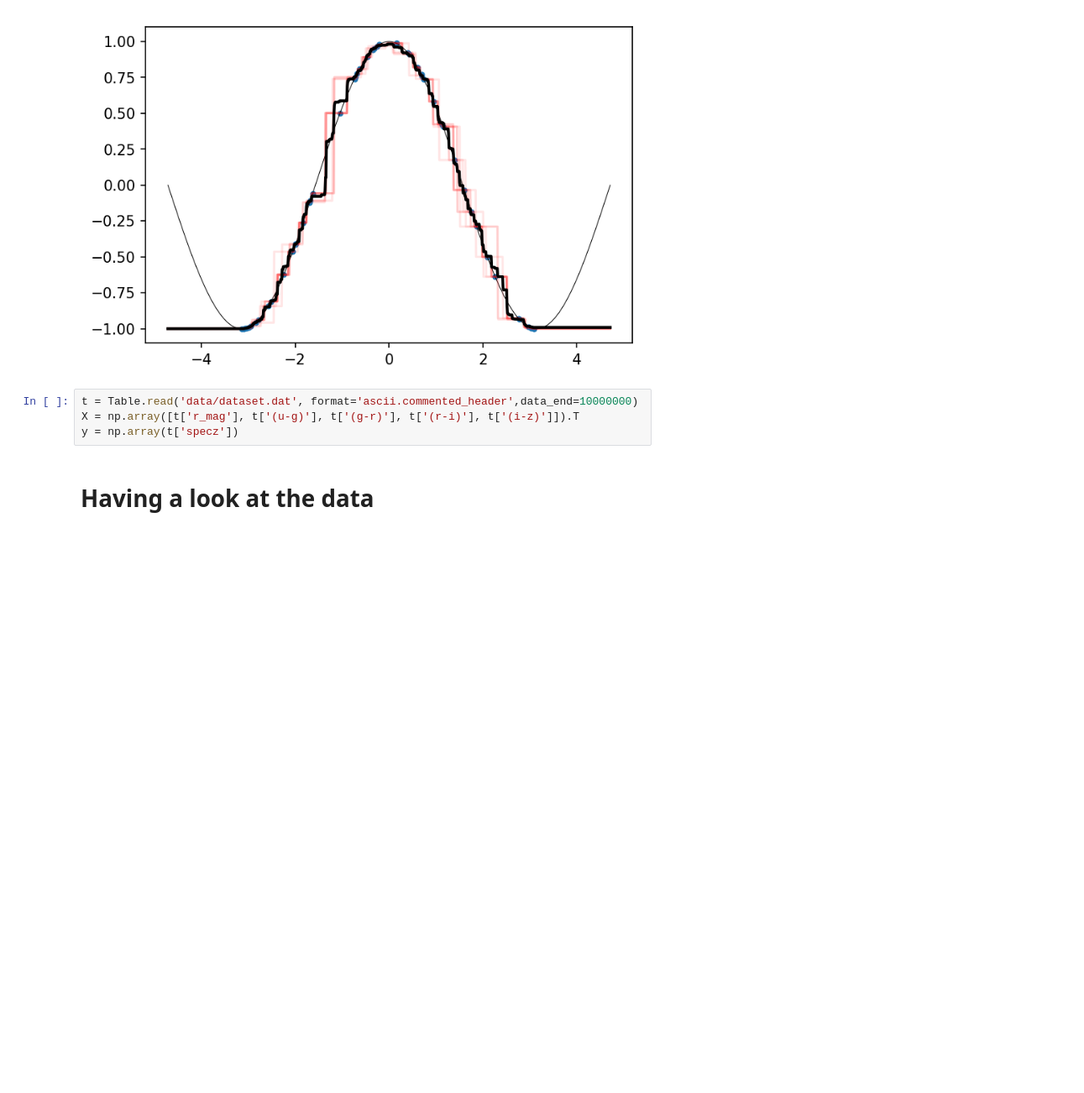
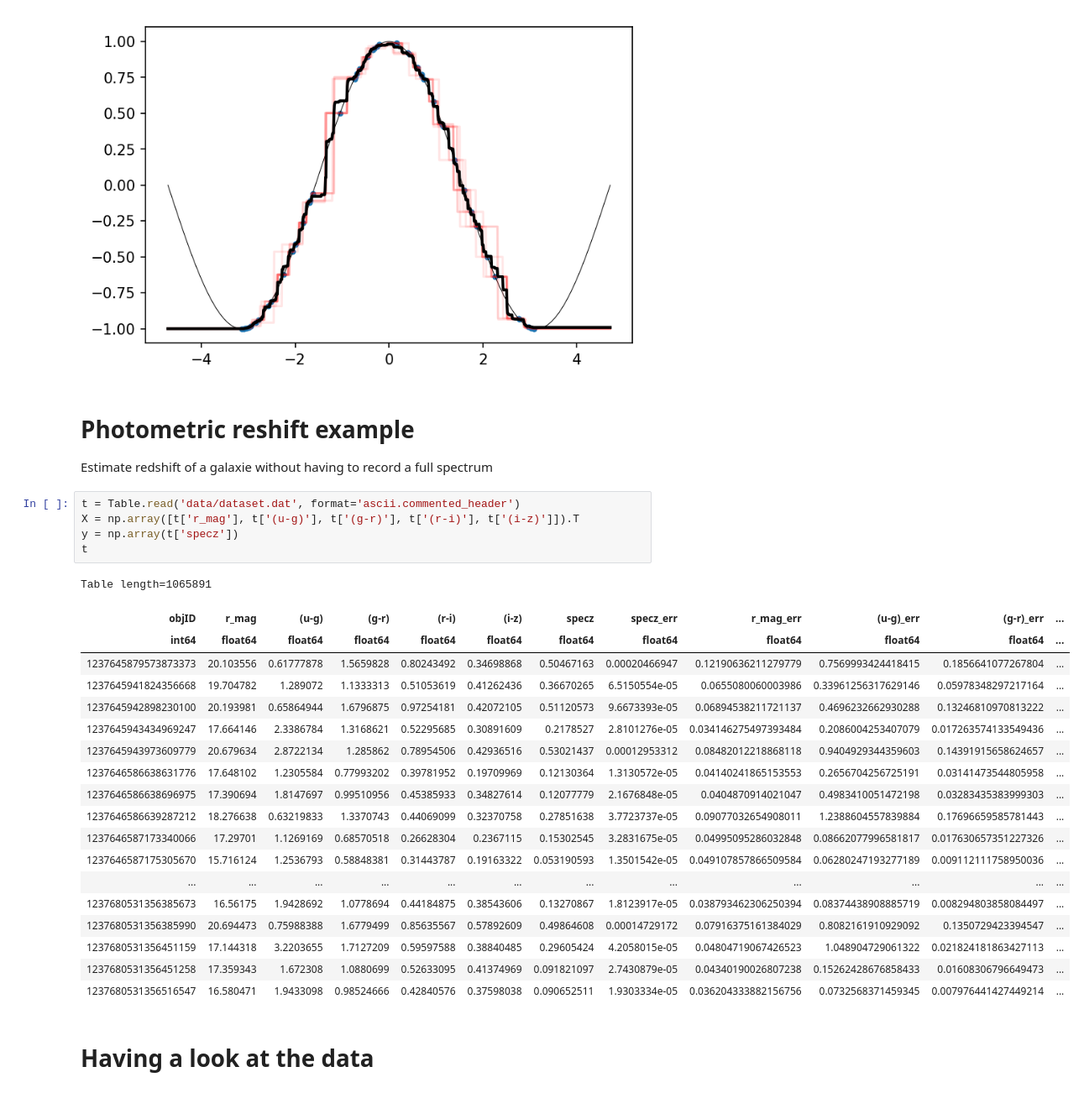
Before and after one commit to PierreGratier/AIISL, a Jupyter notebook: AIISL.ipynb, the cells around one changed output. Shown: that part at 84% size. Saved outputs shown, nothing was run; the diff lists cells and outputs as text; blank space fills up the shorter version.

```diff
--- a/AIISL.ipynb
+++ b/AIISL.ipynb
@@ -87,10 +87,35 @@ pl.show()
 CPU times: user 269 ms, sys: 88.6 ms, total: 357 ms
 Wall time: 393 ms
 [figure]
+# %% [markdown]
+# Photometric reshift example
+
+Estimate redshift of a galaxie without having to record a full spectrum
 # %%
-t = Table.read('data/dataset.dat', format='ascii.commented_header',data_end=10000000)
+t = Table.read('data/dataset.dat', format='ascii.commented_header')
 X = np.array([t['r_mag'], t['(u-g)'], t['(g-r)'], t['(r-i)'], t['(i-z)']]).T
 y = np.array(t['specz'])
+t
+# %% [output]
+Table length=1065891
+| objID | r_mag | (u-g) | (g-r) | (r-i) | (i-z) | specz | specz_err | r_mag_err | (u-g)_err | (g-r)_err | ... |
+| int64 | float64 | float64 | float64 | float64 | float64 | float64 | float64 | float64 | float64 | float64 | ... |
+| 1237645879573873373 | 20.103556 | 0.61777878 | 1.5659828 | 0.80243492 | 0.34698868 | 0.50467163 | 0.00020466947 | 0.12190636211279779 | 0.7569993424418415 | 0.1856641077267804 | ... |
+| 1237645941824356668 | 19.704782 | 1.289072 | 1.1333313 | 0.51053619 | 0.41262436 | 0.36670265 | 6.5150554e-05 | 0.0655080060003986 | 0.33961256317629146 | 0.05978348297217164 | ... |
+| 1237645942898230100 | 20.193981 | 0.65864944 | 1.6796875 | 0.97254181 | 0.42072105 | 0.51120573 | 9.6673393e-05 | 0.06894538211721137 | 0.4696232662930288 | 0.13246810970813222 | ... |
+| 1237645943434969247 | 17.664146 | 2.3386784 | 1.3168621 | 0.52295685 | 0.30891609 | 0.2178527 | 2.8101276e-05 | 0.034146275497393484 | 0.2086004253407079 | 0.017263574133549436 | ... |
+| 1237645943973609779 | 20.679634 | 2.8722134 | 1.285862 | 0.78954506 | 0.42936516 | 0.53021437 | 0.00012953312 | 0.08482012218868118 | 0.9404929344359603 | 0.14391915658624657 | ... |
+| 1237646586638631776 | 17.648102 | 1.2305584 | 0.77993202 | 0.39781952 | 0.19709969 | 0.12130364 | 1.3130572e-05 | 0.04140241865153553 | 0.2656704256725191 | 0.03141473544805958 | ... |
+| 1237646586638696975 | 17.390694 | 1.8147697 | 0.99510956 | 0.45385933 | 0.34827614 | 0.12077779 | 2.1676848e-05 | 0.0404870914021047 | 0.4983410051472198 | 0.03283435383999303 | ... |
+| 1237646586639287212 | 18.276638 | 0.63219833 | 1.3370743 | 0.44069099 | 0.32370758 | 0.27851638 | 3.7723737e-05 | 0.09077032654908011 | 1.2388604557839884 | 0.17696659585781443 | ... |
+| 1237646587173340066 | 17.29701 | 1.1269169 | 0.68570518 | 0.26628304 | 0.2367115 | 0.15302545 | 3.2831675e-05 | 0.04995095286032848 | 0.08662077996581817 | 0.017630657351227326 | ... |
+| 1237646587175305670 | 15.716124 | 1.2536793 | 0.58848381 | 0.31443787 | 0.19163322 | 0.053190593 | 1.3501542e-05 | 0.049107857866509584 | 0.06280247193277189 | 0.009112111758950036 | ... |
+| ... | ... | ... | ... | ... | ... | ... | ... | ... | ... | ... | ... |
+| 1237680531356385673 | 16.56175 | 1.9428692 | 1.0778694 | 0.44184875 | 0.38543606 | 0.13270867 | 1.8123917e-05 | 0.038793462306250394 | 0.08374438908885719 | 0.008294803858084497 | ... |
+| 1237680531356385990 | 20.694473 | 0.75988388 | 1.6779499 | 0.85635567 | 0.57892609 | 0.49864608 | 0.00014729172 | 0.07916375161384029 | 0.8082161910929092 | 0.1350729423394547 | ... |
+| 1237680531356451159 | 17.144318 | 3.2203655 | 1.7127209 | 0.59597588 | 0.38840485 | 0.29605424 | 4.2058015e-05 | 0.04804719067426523 | 1.048904729061322 | 0.021824181863427113 | ... |
+| 1237680531356451258 | 17.359343 | 1.672308 | 1.0880699 | 0.52633095 | 0.41374969 | 0.091821097 | 2.7430879e-05 | 0.04340190026807238 | 0.15262428676858433 | 0.01608306796649473 | ... |
+| 1237680531356516547 | 16.580471 | 1.9433098 | 0.98524666 | 0.42840576 | 0.37598038 | 0.090652511 | 1.9303334e-05 | 0.036204333882156756 | 0.0732568371459345 | 0.007976441427449214 | ... |
 # %% [markdown]
 # Having a look at the data
 # %%
```
Also changed, not shown: parts of 5 cells of this notebook.
